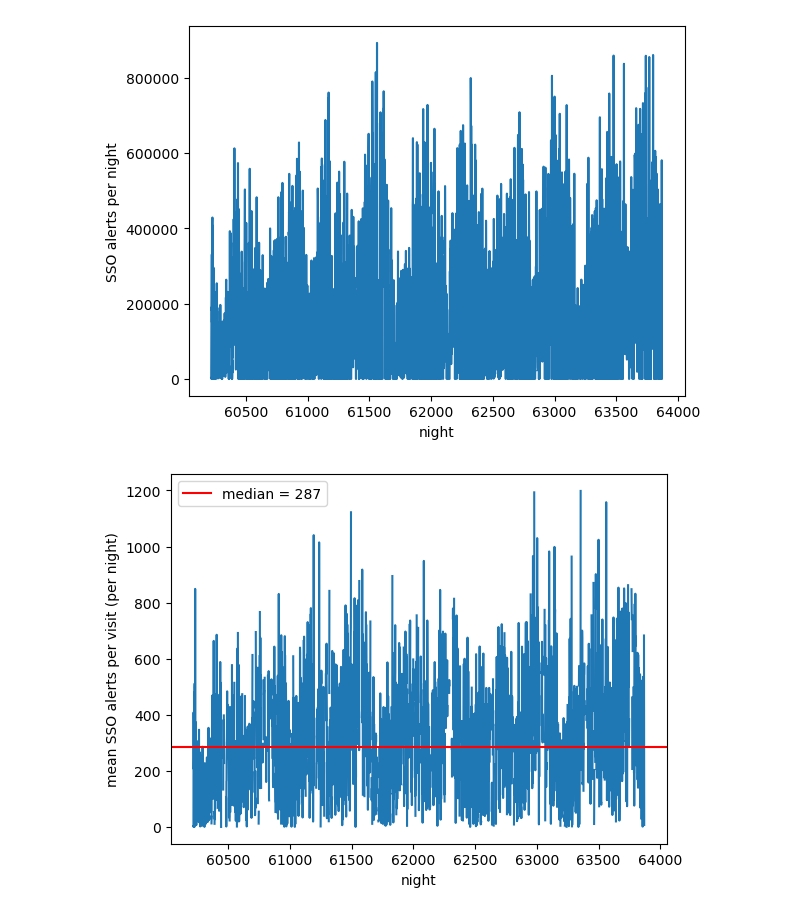
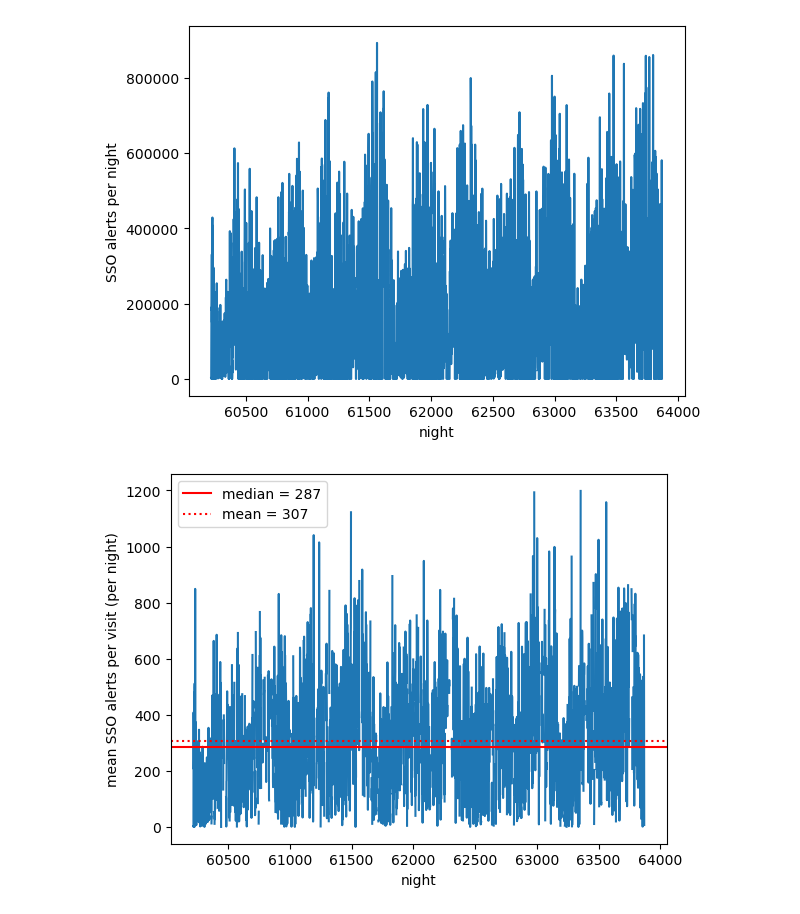
Before and after one commit to lsst-uk/lsst-adler, a Jupyter notebook: notebooks/SSO_alerts_per_visit/alerts_per_night.ipynb, the cells around one changed output. Saved outputs shown, nothing was run; the diff lists cells and outputs as text; code cells hidden in the pictures.

Commit message:
update text, add mean

```diff
--- a/notebooks/SSO_alerts_per_visit/alerts_per_night.ipynb
+++ b/notebooks/SSO_alerts_per_visit/alerts_per_night.ipynb
@@ -184,25 +186,27 @@ plt.show()
 # %%
 # plot of the mean number of SSO alerts per visit (per night)
 fig = plt.figure()
 gs = gridspec.GridSpec(1,1)
 ax1 = plt.subplot(gs[0,0])
 
 ax1.plot(all_centres,alerts_visit)
 
-x = np.nanmedian(alerts_visit)
-ax1.axhline(x,c="r",label = "median = {:.0f}".format(x))
+med = np.nanmedian(alerts_visit)
+ax1.axhline(med,c="r",label = "median = {:.0f}".format(med))
+mean = np.nanmean(alerts_visit)
+ax1.axhline(mean,c="r", ls = ":", label = "mean = {:.0f}".format(mean))
 
 ax1.set_xlabel("night")
 ax1.set_ylabel("mean SSO alerts per visit (per night)")
 ax1.legend()
 
-# fname = "SSO_alerts_per_visit.pdf"
-fname = "SSO_alerts_per_visit.png"
+fname = "SSO_alerts_per_visit.pdf"
+# fname = "SSO_alerts_per_visit.png"
 plt.savefig(fname, facecolor="w", transparent=True, bbox_inches="tight")
 
 plt.show()
 # %% [output]
-[figure, old version]
+[figure, new version]
 # %%
 # histogram of the mean number of SSO alerts per visit per night
 fig = plt.figure()
```
Also changed, not shown: parts of 3 cells of this notebook, 5 other files.
